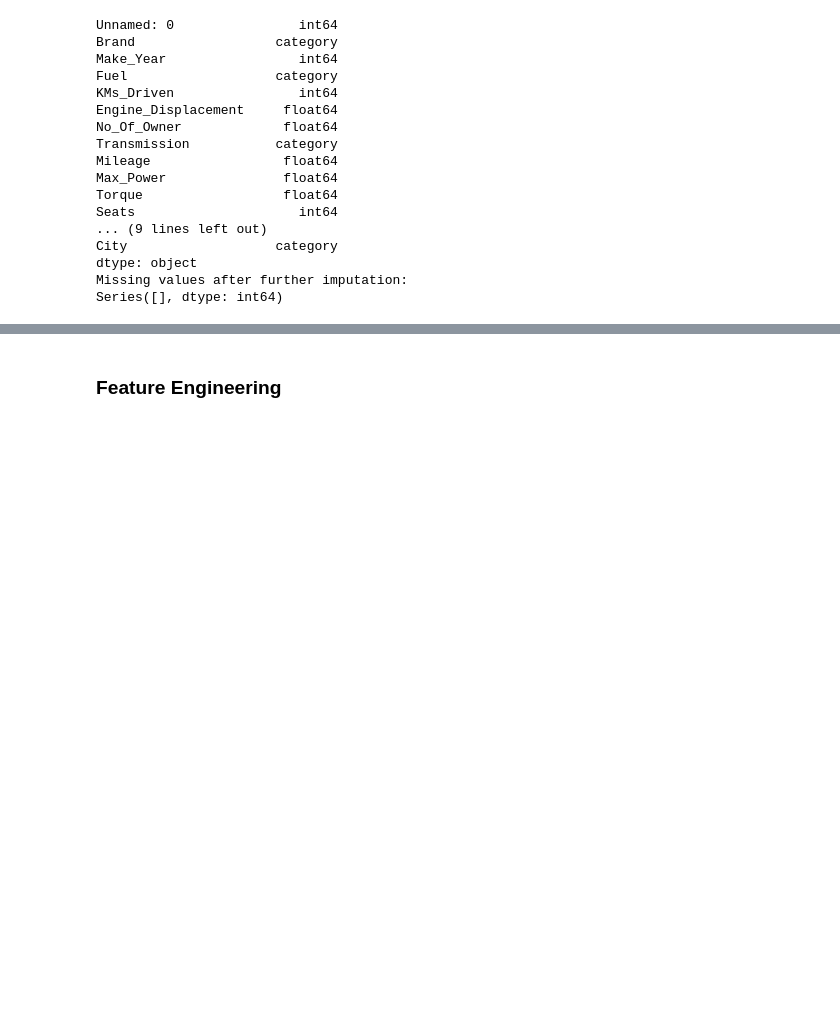
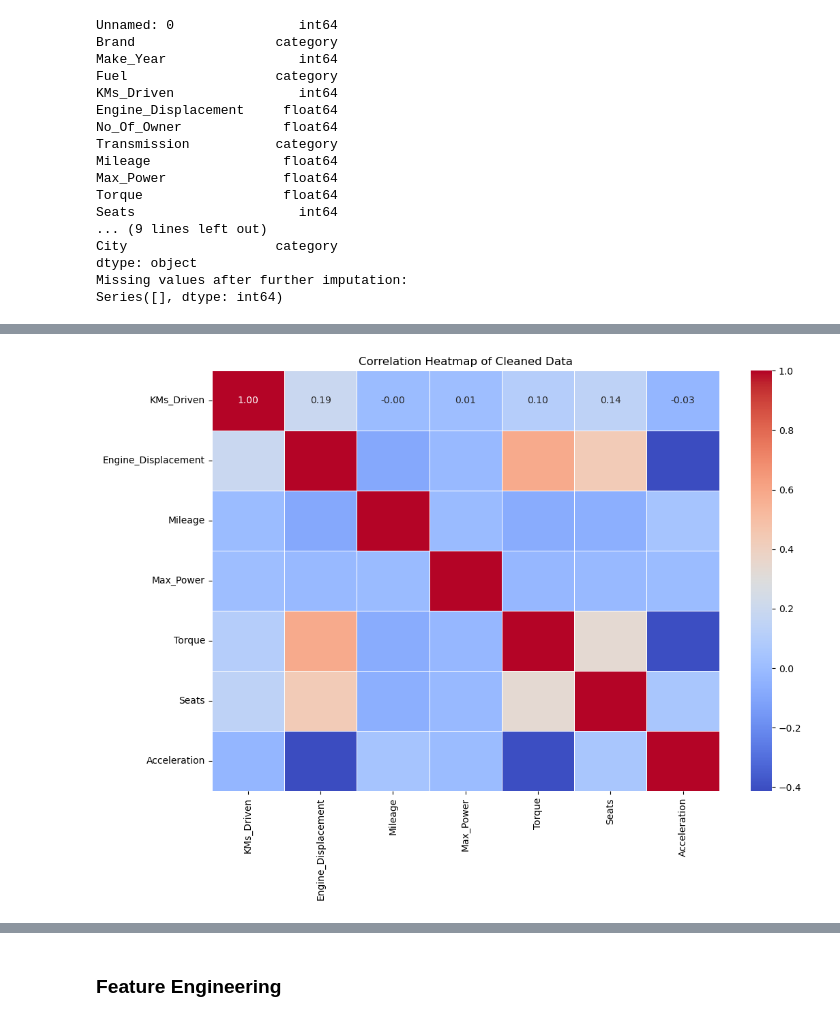
Before and after one commit to FaithMUTIS/Group-2-phase-5-project, a Jupyter notebook: Angela.ipynb, the cells around one changed output, grey strips where cells are left out. Saved outputs shown, nothing was run; the diff lists cells and outputs as text; code cells hidden in the pictures; blank space fills up the shorter version.

```diff
--- a/Angela.ipynb
+++ b/Angela.ipynb
@@ -405,0 +415,11 @@ Series([], dtype: int64)
+# %%
+# Correlation Heatmap between Numerical Variables
+
+plt.figure(figsize=(12, 8))
+numerical_cols = ['KMs_Driven', 'Engine_Displacement', 'Mileage', 'Max_Power', 'Torque', 'Seats', 'Acceleration']
+correlation_matrix = combined_df[numerical_cols].corr()
+sns.heatmap(correlation_matrix, annot=True, cmap='coolwarm', fmt='.2f', linewidths=0.5)
+plt.title('Correlation Heatmap of Cleaned Data')
+plt.show()
+# %% [output]
+[figure, added]
```
Also changed, not shown: parts of 51 cells of this notebook.
